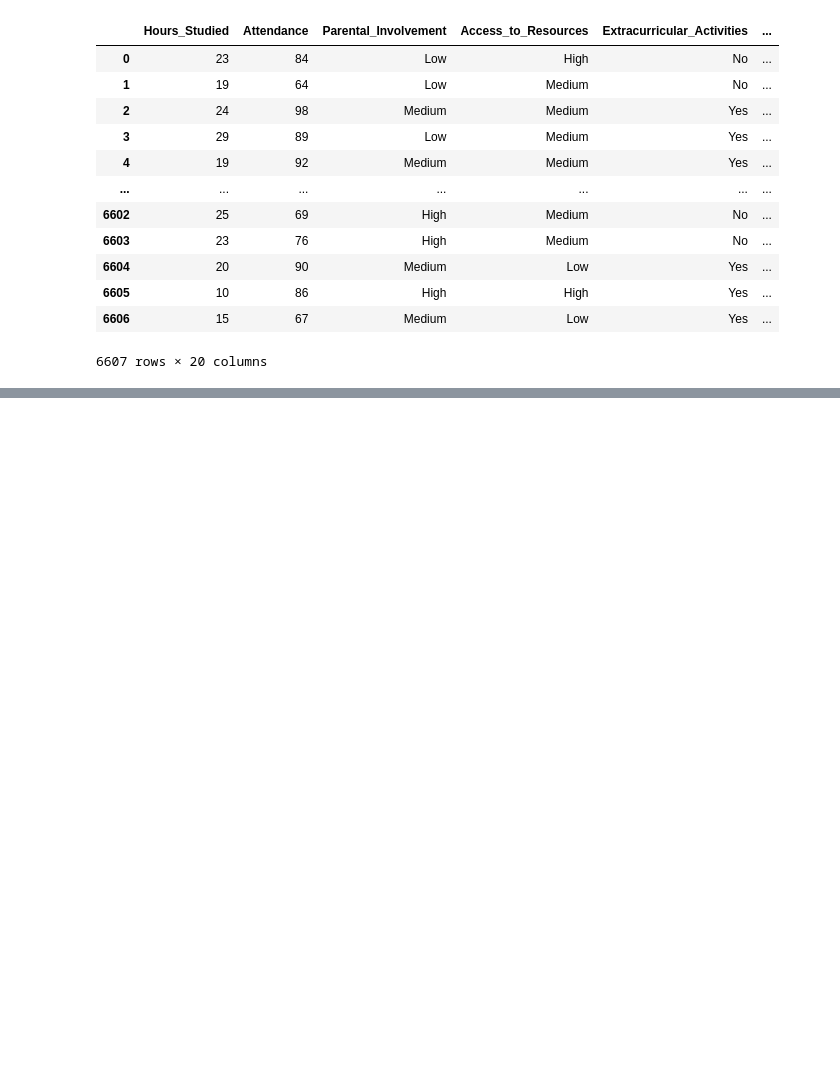
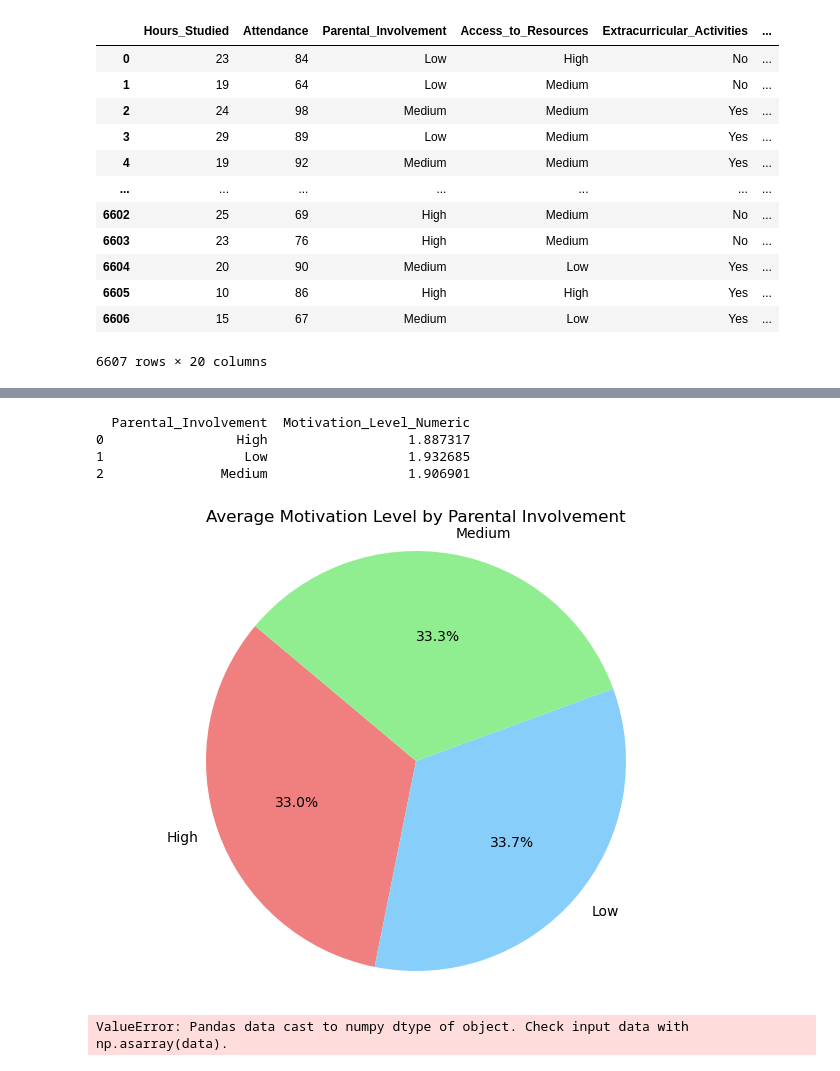
Before and after one commit to mgreiss/Project-1---SMU, a Jupyter notebook: dataExploration.ipynb, the cells around one changed output, grey strips where cells are left out. Drawn from its saved outputs; the diff is of its cells as text; code cells hidden in the pictures; blank space fills up the shorter version.

```diff
--- a/dataExploration.ipynb
+++ b/dataExploration.ipynb
@@ -25,0 +79,27 @@ student_df
+# %%
+# Convert 'Motivation_Level' to numerical values
+motivation_mapping = {'Low': 1, 'Medium': 2, 'High': 3}
+student_df['Motivation_Level_Numeric'] = student_df['Motivation_Level'].map(motivation_mapping)
+# Average Motivation Level based on Parental Involvement
+motivation_analysis = student_df.groupby('Parental_Involvement')['Motivation_Level_Numeric'].mean().reset_index()
+order = ['Low', 'Medium', 'High']
+print(motivation_analysis)
+# %% [output]
+  Parental_Involvement  Motivation_Level_Numeric
+0                 High                  1.887317
+1                  Low                  1.932685
+2               Medium                  1.906901
+# %%
+# Prepare data for pie chart
+labels = motivation_analysis['Parental_Involvement']
+sizes = motivation_analysis['Motivation_Level_Numeric']
+colors = ['lightcoral', 'lightskyblue', 'lightgreen']  # You can choose your colors
+
+# Create pie chart
+plt.figure(figsize=(8, 6))
+plt.pie(sizes, labels=labels, colors=colors, autopct='%1.1f%%', startangle=140)
+plt.title('Average Motivation Level by Parental Involvement')
+plt.axis('equal')  # Equal aspect ratio ensures that pie is drawn as a circle.
+plt.show()
+# %% [output]
+[figure, added]
@@ -25,0 +115,6 @@ student_df
+# %%
+# Fit the regression model
+model = sm.OLS(y, X).fit()
+print(model.summary())
+# %% [output]
+ValueError: Pandas data cast to numpy dtype of object. Check input data with np.asarray(data).
```
Also changed, not shown: parts of 10 cells of this notebook, 1 other file.
